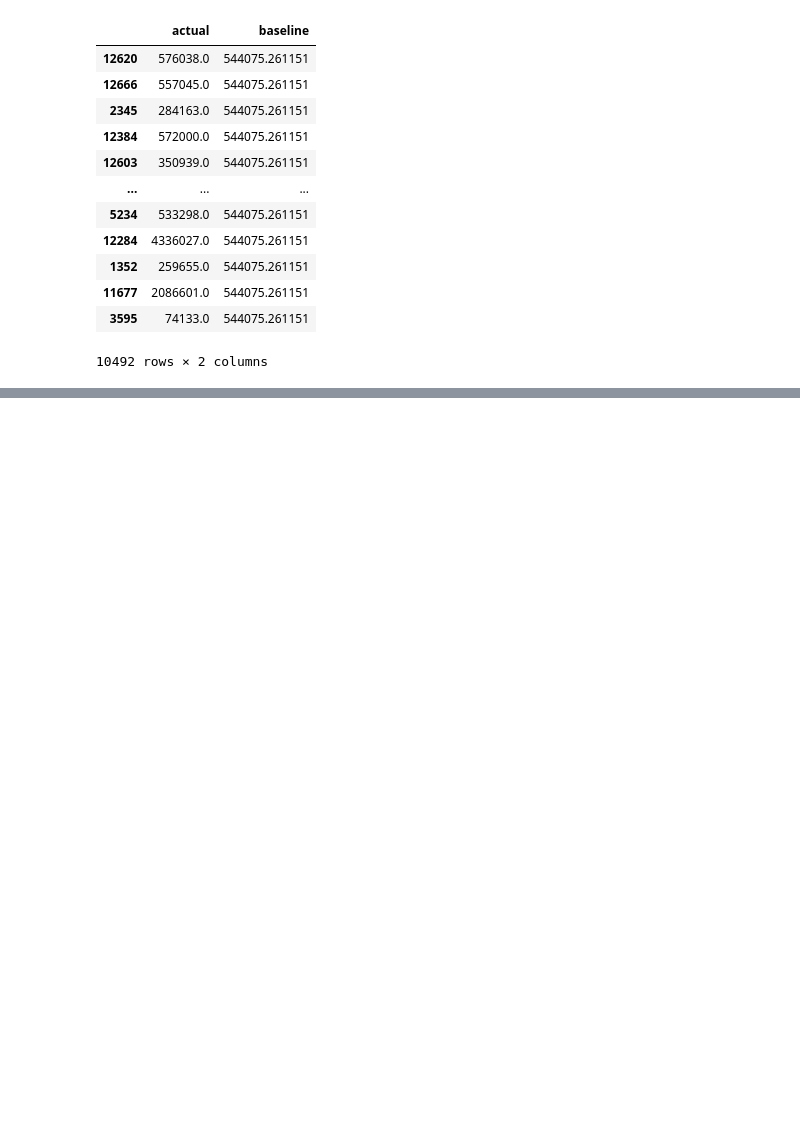
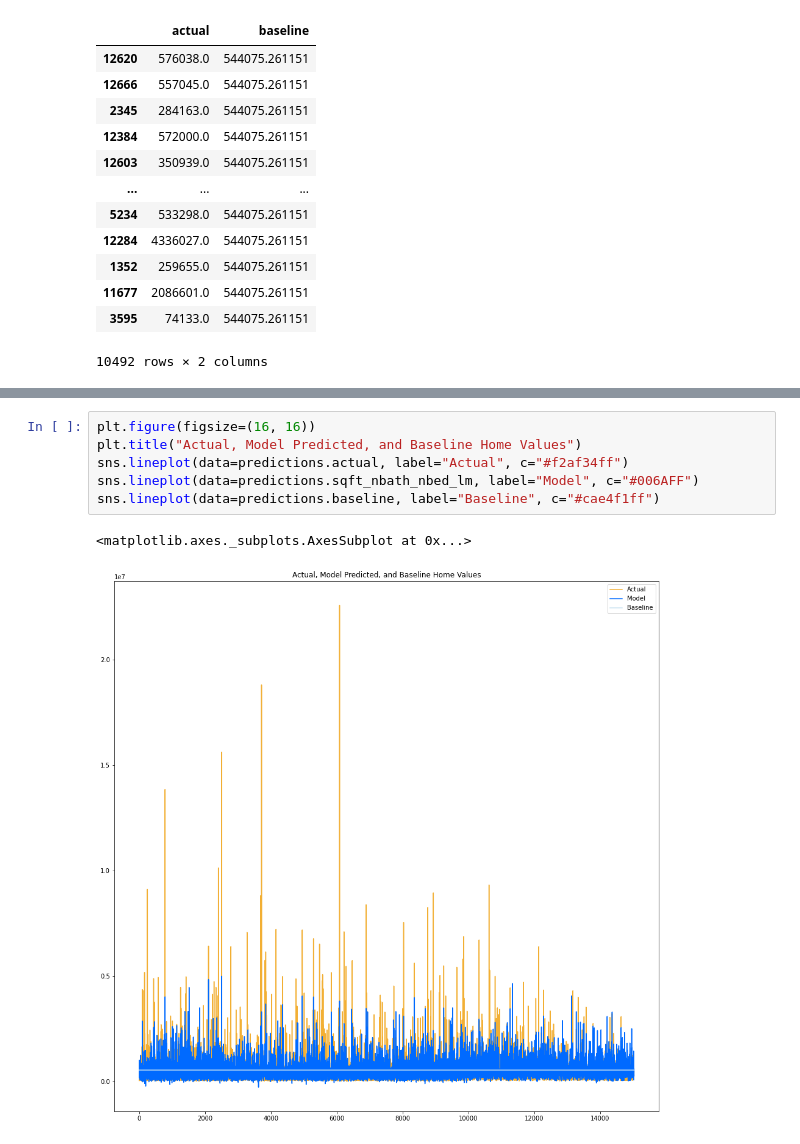
Before and after one commit to yvonneking1/zillow_project, a Jupyter notebook: zillow_scratchpad.ipynb, the cells around one changed output, grey strips where cells are left out. Cells and saved outputs as stored; diff of their text form; blank space fills up the shorter version.

```diff
--- a/zillow_scratchpad.ipynb
+++ b/zillow_scratchpad.ipynb
@@ -368,0 +581,9 @@ predictions
+# %%
+plt.figure(figsize=(16, 16))
+plt.title("Actual, Model Predicted, and Baseline Home Values")
+sns.lineplot(data=predictions.actual, label="Actual", c="#f2af34ff")
+sns.lineplot(data=predictions.sqft_nbath_nbed_lm, label="Model", c="#006AFF")
+sns.lineplot(data=predictions.baseline, label="Baseline", c="#cae4f1ff")
+# %% [output]
+<matplotlib.axes._subplots.AxesSubplot at 0x...>
+[figure, added]
```
Also changed, not shown: parts of 54 cells of this notebook.
